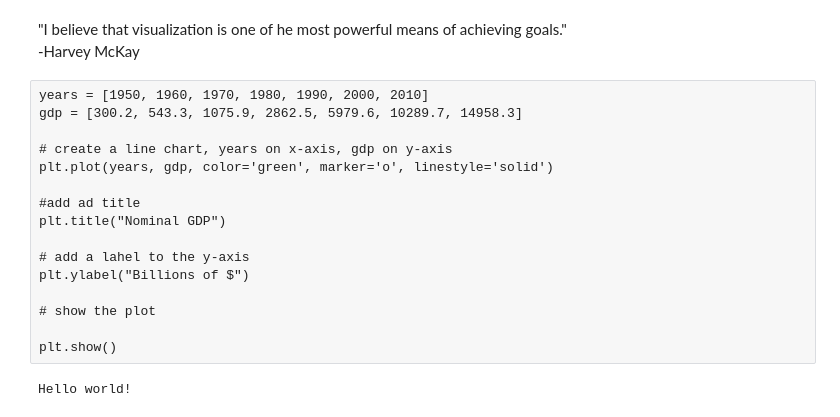
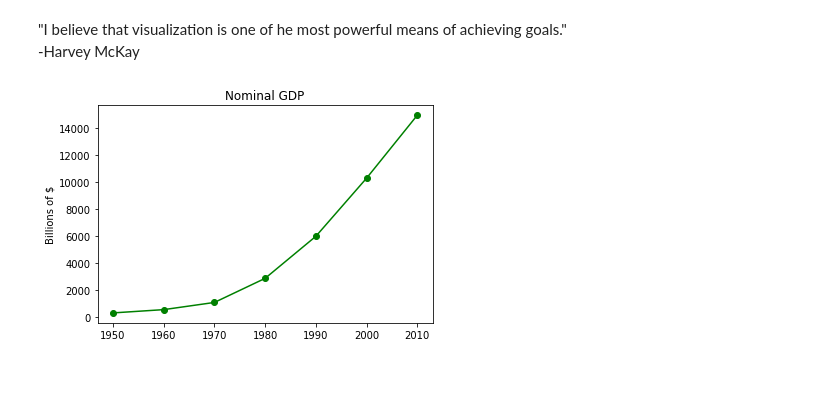
Before and after one commit to gorbulus/DS_Playbook, a Jupyter notebook: Matplotlib.ipynb, the cells around one changed output. Drawn from its saved outputs; the diff is of its cells as text; code cells hidden in the pictures; blank space fills up the shorter version.

```diff
--- a/Matplotlib.ipynb
+++ b/Matplotlib.ipynb
@@ -6,23 +6,21 @@
 # %%
 from matplotlib import pyplot as plt
 %matplotlib inline
-# %% [raw]
-years = [1950, 1960, 1970, 1980, 1990, 2000, 2010]
-gdp = [300.2, 543.3, 1075.9, 2862.5, 5979.6, 10289.7, 14958.3]
-
-# create a line chart, years on x-axis, gdp on y-axis
-plt.plot(years, gdp, color='green', marker='o', linestyle='solid')
-
-#add ad title
-plt.title("Nominal GDP")
-
-# add a lahel to the y-axis
-plt.ylabel("Billions of $")
-
-# show the plot
-
-plt.show()
-# %%
-print("Hello world!")
-# %% [output]
-Hello world!
+# %%
+years = [1950, 1960, 1970, 1980, 1990, 2000, 2010]
+gdp = [300.2, 543.3, 1075.9, 2862.5, 5979.6, 10289.7, 14958.3]
+
+# create a line chart, years on x-axis, gdp on y-axis
+plt.plot(years, gdp, color='green', marker='o', linestyle='solid')
+
+#add ad title
+plt.title("Nominal GDP")
+
+# add a lahel to the y-axis
+plt.ylabel("Billions of $")
+
+# show the plot
+
+plt.show()
+# %% [output]
+[figure, added]
```
Also changed, not shown: parts of 5 cells of this notebook.
